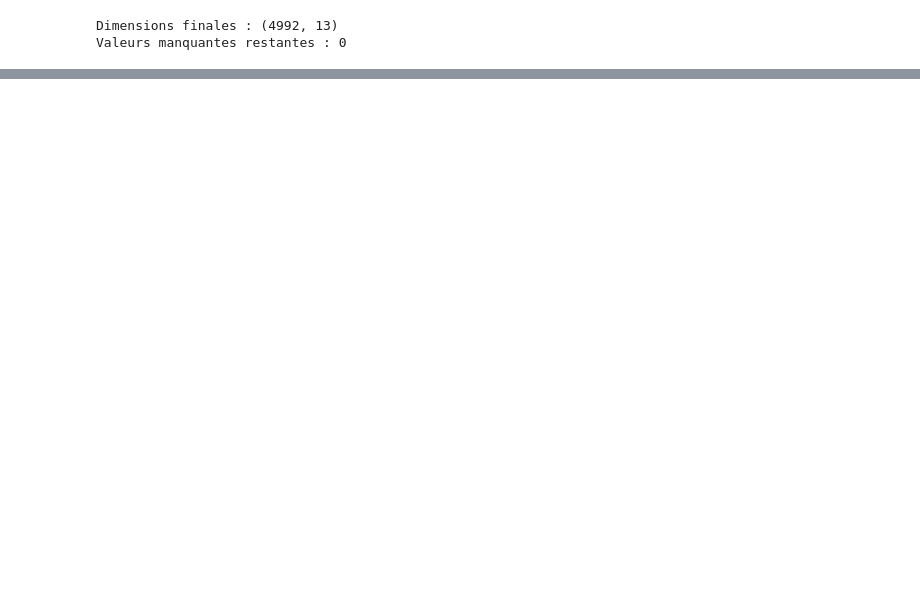
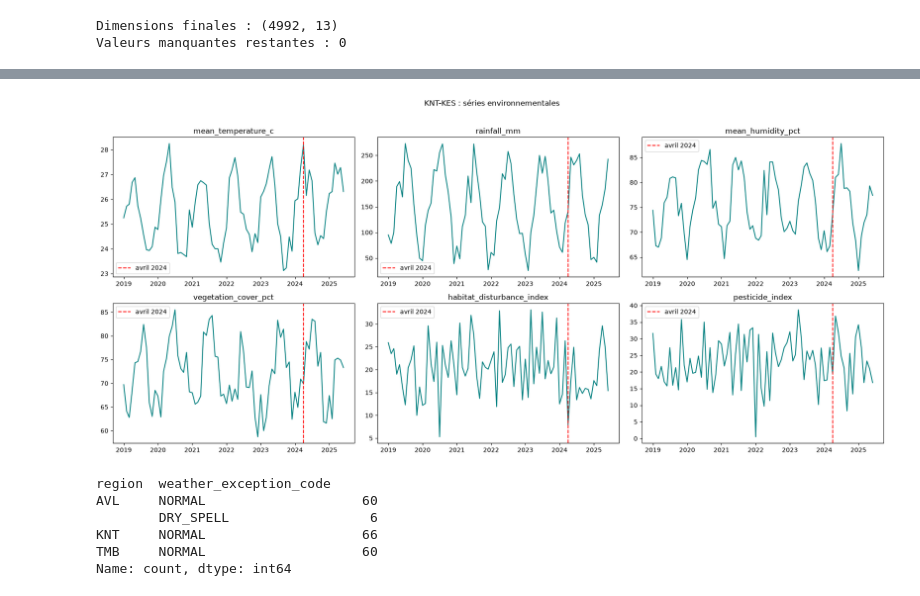
Before and after one commit to HananeDjouadi/G05-DataMining-2627, a Jupyter notebook: data/ecology/environmental_monthly.ipynb, the cells around one changed output, grey strips where cells are left out. Drawn from its saved outputs; the diff is of its cells as text; code cells hidden in the pictures; blank space fills up the shorter version.

```diff
--- a/data/ecology/environmental_monthly.ipynb
+++ b/data/ecology/environmental_monthly.ipynb
@@ -771,0 +903,24 @@ Valeurs manquantes restantes : 0
+# %%
+vars_env = ['mean_temperature_c', 'rainfall_mm', 'mean_humidity_pct', 'vegetation_cover_pct',
+            'habitat_disturbance_index', 'pesticide_index', 'data_completeness_pct']
+mois_cible = pd.Timestamp('2024-04-01')
+
+kes = df_fe[df_fe['site_code'] == 'KNT-KES'].sort_values('reporting_month').set_index('reporting_month')
+print("KNT-KES :", len(kes), "mois, usage du sol :", kes['land_use_category'].unique())
+print("Code météo en avril 2024 :", kes.loc[mois_cible, 'weather_exception_code'])
+
+# (1) z-score par rapport à l'historique du site
+z_site = (kes[vars_env] - kes[vars_env].mean()) / kes[vars_env].std()
+# (2) z-score par rapport à tous les sites le même mois
+tous = df_fe[df_fe['reporting_month'] == mois_cible]
+z_reseau = (kes.loc[mois_cible, vars_env] - tous[vars_env].mean()) / tous[vars_env].std()
+
+comparaison = pd.DataFrame({
+    'valeur avril 2024': kes.loc[mois_cible, vars_env],
+    'z vs historique du site': z_site.loc[mois_cible],
+    'z vs autres sites (avr. 2024)': z_reseau,
+}).round(2)
+display(comparaison)
+
+print("Plus grand |z| atteint par KNT-KES sur toute sa série (par variable) :")
+display(z_site.abs().max().round(2))
@@ -771,0 +949,23 @@ Valeurs manquantes restantes : 0
+# %%
+fig, axes = plt.subplots(2, 3, figsize=(18, 8))
+for ax, col in zip(axes.ravel(), ['mean_temperature_c', 'rainfall_mm', 'mean_humidity_pct',
+                                  'vegetation_cover_pct', 'habitat_disturbance_index', 'pesticide_index']):
+    ax.plot(kes.index, kes[col], color='teal')
+    ax.axvline(mois_cible, color='red', linestyle='--', label='avril 2024')
+    ax.set_title(col)
+    ax.legend()
+plt.suptitle("KNT-KES : séries environnementales", y=1.02)
+plt.tight_layout()
+plt.show()
+
+# Y a-t-il eu un code météo exceptionnel dans la région autour de la date ?
+fenetre = df_fe[(df_fe['reporting_month'] >= '2024-03-01') & (df_fe['reporting_month'] <= '2024-05-01')]
+display(fenetre.groupby('region')['weather_exception_code'].value_counts())
+# %% [output]
+[figure, added]
+region  weather_exception_code
+AVL     NORMAL                    60
+        DRY_SPELL                  6
+KNT     NORMAL                    66
+TMB     NORMAL                    60
+Name: count, dtype: int64
```
Also changed, not shown: parts of 24 cells of this notebook, 1 other file.
